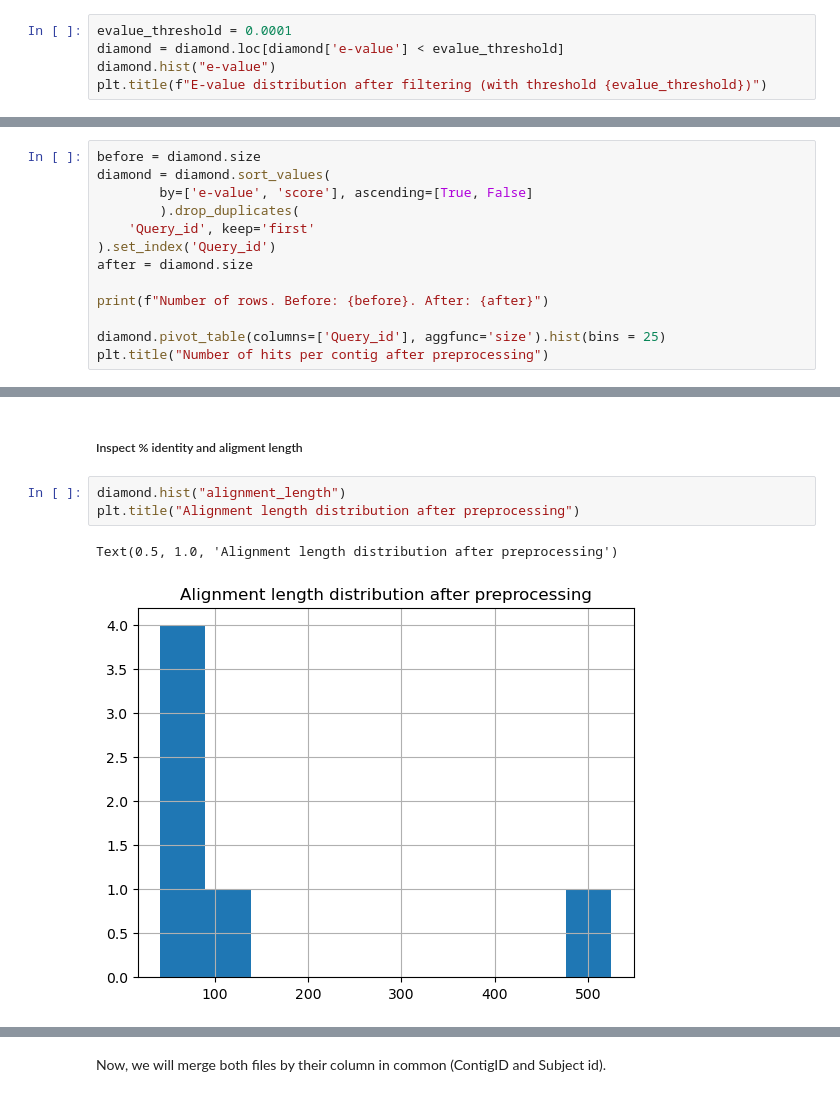
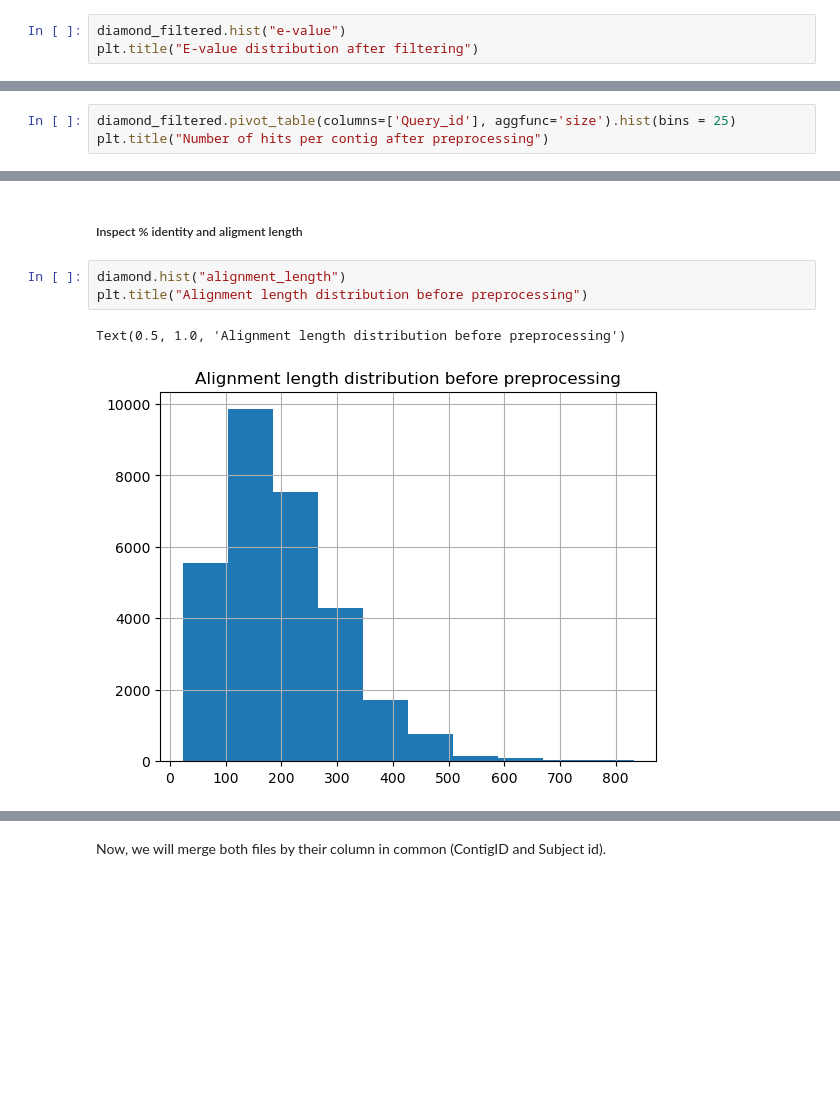
Before and after one commit to AU-ENVS-Bioinformatics/TotalRNA-Snakemake, a Jupyter notebook: workflow/notebooks/AnnoTree.py.ipynb, the cells around one changed output, grey strips where cells are left out. Cells and saved outputs as stored; diff of their text form; blank space fills up the shorter version.

```diff
--- a/workflow/notebooks/AnnoTree.py.ipynb
+++ b/workflow/notebooks/AnnoTree.py.ipynb
@@ -150,6 +223,4 @@ Text(0.5, 1.0, 'E-value distribution before filtering')
 # %%
-evalue_threshold = 0.0001
-diamond = diamond.loc[diamond['e-value'] < evalue_threshold]
-diamond.hist("e-value")
-plt.title(f"E-value distribution after filtering (with threshold {evalue_threshold})")
+diamond_filtered.hist("e-value")
+plt.title("E-value distribution after filtering")
 # %% [output]
@@ -166,14 +235,4 @@ Text(0.5, 1.0, 'Number of hits per contig before preprocessing')
 # %%
-before = diamond.size
-diamond = diamond.sort_values(
-        by=['e-value', 'score'], ascending=[True, False]
-        ).drop_duplicates(
-    'Query_id', keep='first'
-).set_index('Query_id')
-after = diamond.size
-
-print(f"Number of rows. Before: {before}. After: {after}")
-
-diamond.pivot_table(columns=['Query_id'], aggfunc='size').hist(bins = 25)
+diamond_filtered.pivot_table(columns=['Query_id'], aggfunc='size').hist(bins = 25)
 plt.title("Number of hits per contig after preprocessing")
 # %% [output]
@@ -184,7 +242,7 @@ Text(0.5, 1.0, 'Number of hits per contig after preprocessing')
 #####  Inspect % identity and aligment length
 # %%
 diamond.hist("alignment_length")
-plt.title("Alignment length distribution after preprocessing")
+plt.title("Alignment length distribution before preprocessing")
 # %% [output]
-Text(0.5, 1.0, 'Alignment length distribution after preprocessing')
+Text(0.5, 1.0, 'Alignment length distribution before preprocessing')
-[figure, old version]
+[figure, new version]
```
Also changed, not shown: parts of 63 cells of this notebook, 2 other files.
